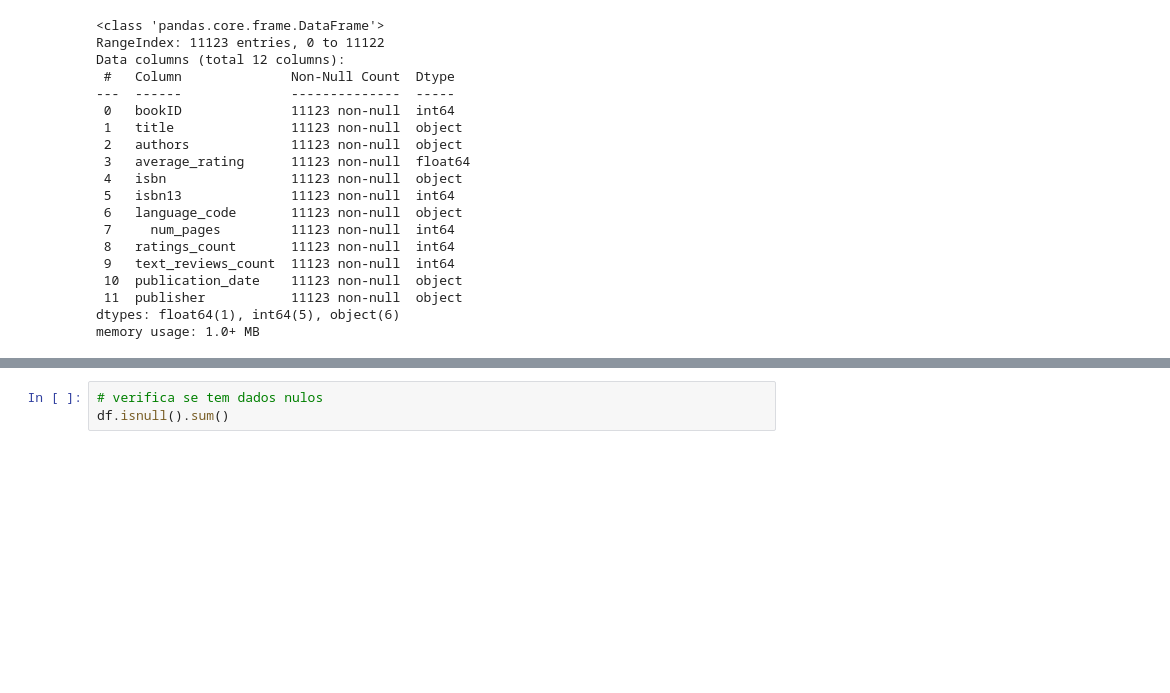
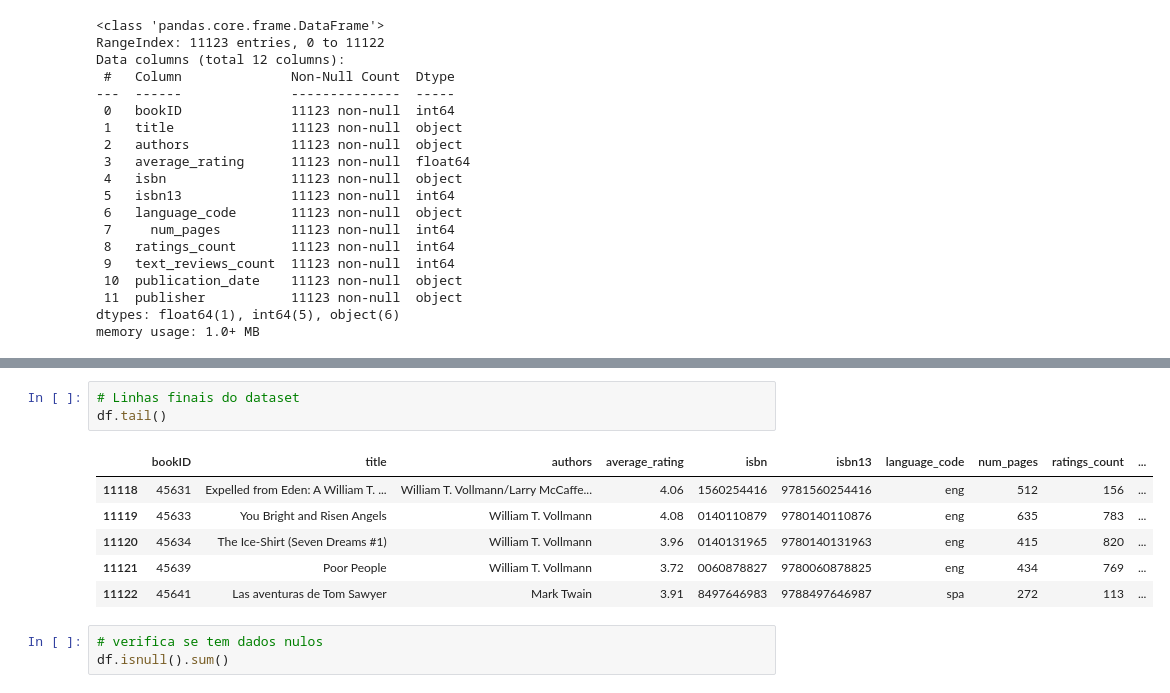
Before and after one commit to LucasA0911/Analise_de_dados, a Jupyter notebook: aula_modulo4.ipynb, the cells around one changed output, grey strips where cells are left out. Saved outputs shown, nothing was run; the diff lists cells and outputs as text; blank space fills up the shorter version.

```diff
--- a/aula_modulo4.ipynb
+++ b/aula_modulo4.ipynb
@@ -119,6 +119,16 @@ df.sample(5)
 | 9790 | 39286 | Hide-and-Seek with Angels: The Li... | Lisa Chaney | 3.91 | 0099453231 | 9780099453239 | eng | 448 | 66 | ... |
 | 2674 | 9828 | Rat Bastards: The Life and Times ... | John "Red" Shea/Mark Wahlberg | 3.51 | 0060837160 | 9780060837167 | eng | 304 | 34 | ... |
 | 11110 | 45607 | Las Crónicas de Narnia | C.S. Lewis/Margarita E. Valdes/Ge... | 4.26 | 0061199001 | 9780061199004 | spa | 816 | 186 | ... |
+# %%
+# Linhas finais do dataset
+df.tail()
+# %% [output]
+|  | bookID | title | authors | average_rating | isbn | isbn13 | language_code | num_pages | ratings_count | ... |
+| 11118 | 45631 | Expelled from Eden: A William T. ... | William T. Vollmann/Larry McCaffe... | 4.06 | 1560254416 | 9781560254416 | eng | 512 | 156 | ... |
+| 11119 | 45633 | You Bright and Risen Angels | William T. Vollmann | 4.08 | 0140110879 | 9780140110876 | eng | 635 | 783 | ... |
+| 11120 | 45634 | The Ice-Shirt (Seven Dreams #1) | William T. Vollmann | 3.96 | 0140131965 | 9780140131963 | eng | 415 | 820 | ... |
+| 11121 | 45639 | Poor People | William T. Vollmann | 3.72 | 0060878827 | 9780060878825 | eng | 434 | 769 | ... |
+| 11122 | 45641 | Las aventuras de Tom Sawyer | Mark Twain | 3.91 | 8497646983 | 9788497646987 | spa | 272 | 113 | ... |
 # %%
 # verifica se tem dados nulos
 df.isnull().sum()
```
Also changed, not shown: parts of 31 cells of this notebook.
